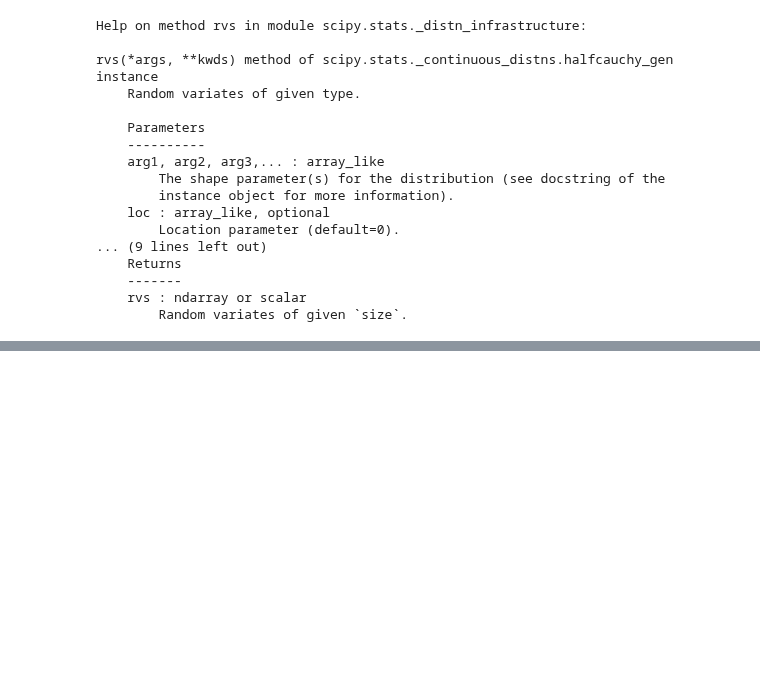
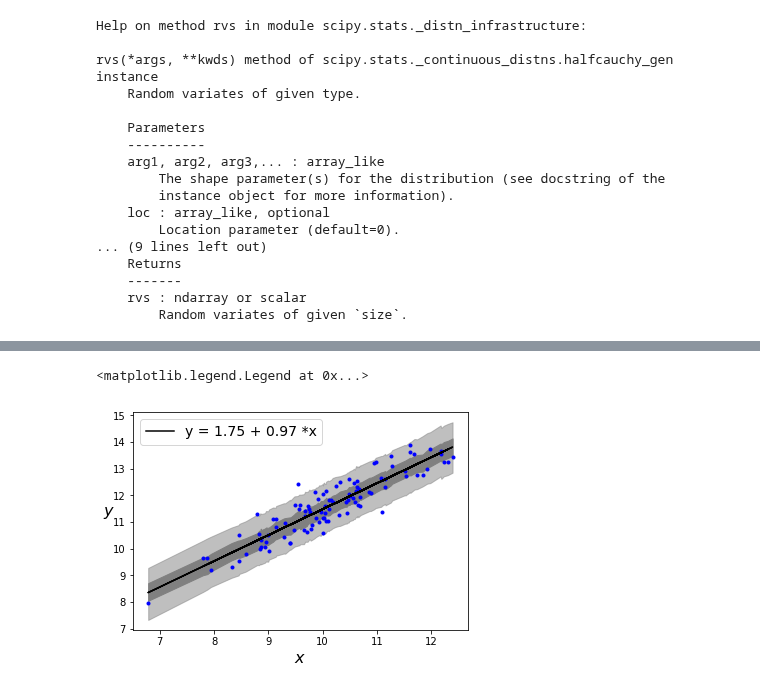
Before and after one commit to Lang-Shao/graduate_cource, a Jupyter notebook: Bayesian_Analysis_2016/04_Linear_Regression_Models.ipynb, the cells around one changed output, grey strips where cells are left out. Cells and saved outputs as stored; diff of their text form; code cells hidden in the pictures; blank space fills up the shorter version.

Commit message:
add posterior uncertainty of fitting model

```diff
--- a/Bayesian_Analysis_2016/04_Linear_Regression_Models.ipynb
+++ b/Bayesian_Analysis_2016/04_Linear_Regression_Models.ipynb
@@ -129,0 +147,14 @@ Text(0, 0.5, '$\\epsilon$')
+# %%
+ppc = pm.sample_ppc(trace, samples=10000, model=model)
+plt.plot(x, y, 'b.')
+plt.plot(x, alpha_m + beta_m * x, c='k', label='y = {:.2f} + {:.2f} *x'.format(alpha_m, beta_m))
+sig0 = pm.hpd(ppc['y_pred'], alpha=0.5)[idx]
+sig1 = pm.hpd(ppc['y_pred'], alpha=0.05)[idx]
+plt.fill_between(x_ord, sig0[:,0], sig0[:,1], color='gray', alpha=1)
+plt.fill_between(x_ord, sig1[:,0], sig1[:,1], color='gray', alpha=0.5)
+plt.xlabel('$x$', fontsize=16)
+plt.ylabel('$y$', fontsize=16, rotation=0)
+plt.legend(loc=2, fontsize=14)
+# %% [output]
+<matplotlib.legend.Legend at 0x...>
+[figure, added]
```
Also changed, not shown: parts of 9 cells of this notebook.
